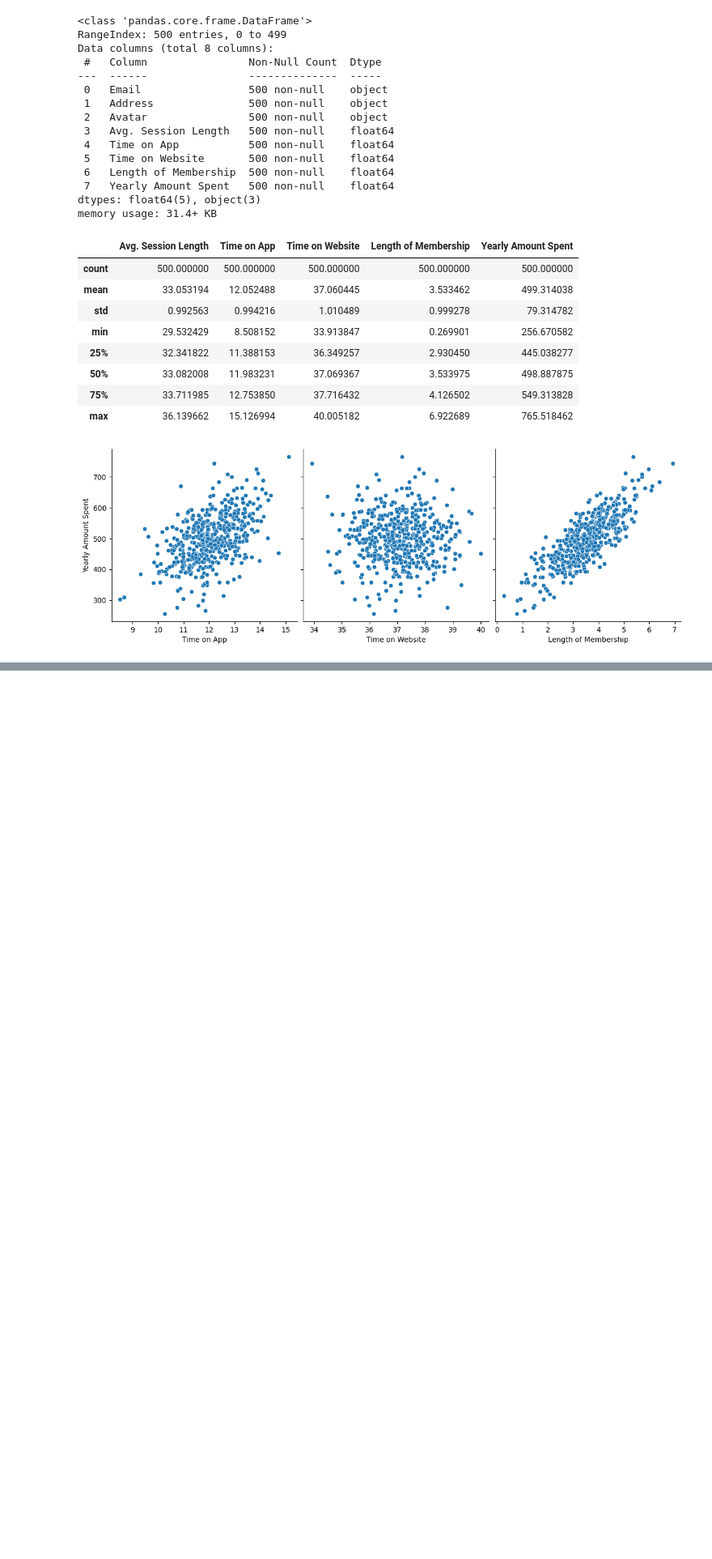
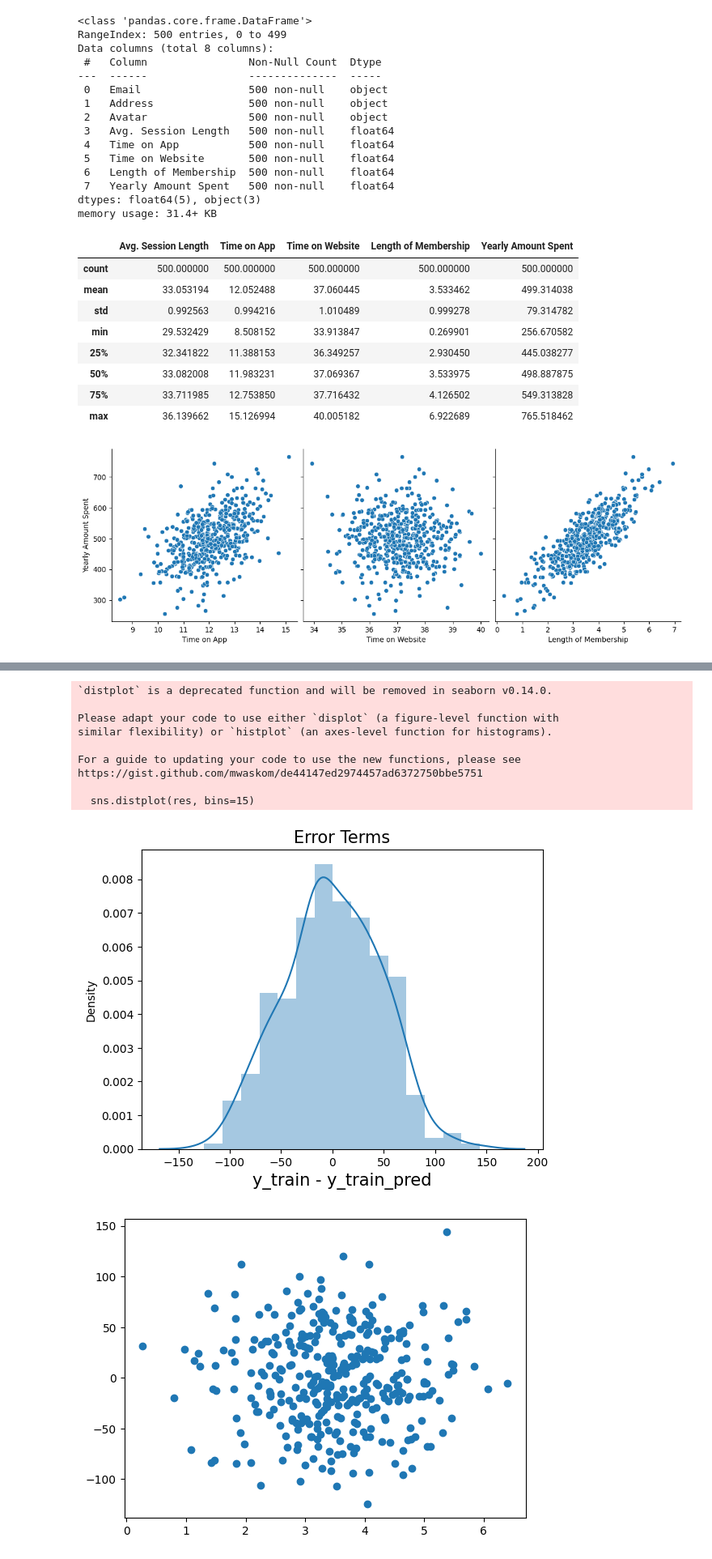
Before and after one commit to Aikhusy/Random, a Jupyter notebook: ULARNAGA/Linier_Regresion_Python_With_SKLEERN.ipynb, the cells around one changed output, grey strips where cells are left out. Shown: that part at 81% size. Drawn from its saved outputs; the diff is of its cells as text; code cells hidden in the pictures; blank space fills up the shorter version.

```diff
--- a/ULARNAGA/Linier_Regresion_Python_With_SKLEERN.ipynb
+++ b/ULARNAGA/Linier_Regresion_Python_With_SKLEERN.ipynb
@@ -55,0 +70,6 @@ plt.show()
+# %%
+# Training model
+import statsmodels.api as sm
+
+X_train_sm = sm.add_constant(X_train)
+lr = sm.OLS(y_train, X_train_sm).fit()
@@ -55,0 +83,29 @@ plt.show()
+# %%
+# Prediksi nilai y_value dari data x yang telah dilatih
+y_train_pred = lr.predict(X_train_sm)
+
+# Menghitung residual
+res = (y_train - y_train_pred)
+# %%
+# Histogram residual
+fig = plt.figure()
+sns.distplot(res, bins=15)
+plt.title('Error Terms', fontsize=15)
+plt.xlabel('y_train - y_train_pred', fontsize=15)
+plt.show()
+
+# Scatter plot residual
+plt.scatter(X_train, res)
+plt.show()
+# %% [output]
+`distplot` is a deprecated function and will be removed in seaborn v0.14.0.
+
+Please adapt your code to use either `displot` (a figure-level function with
+similar flexibility) or `histplot` (an axes-level function for histograms).
+
+For a guide to updating your code to use the new functions, please see
+https://gist.github.com/mwaskom/de44147ed2974457ad6372750bbe5751
+
+  sns.distplot(res, bins=15)
+[figure, added]
+[figure, added]
```
Also changed, not shown: parts of 15 cells of this notebook.
